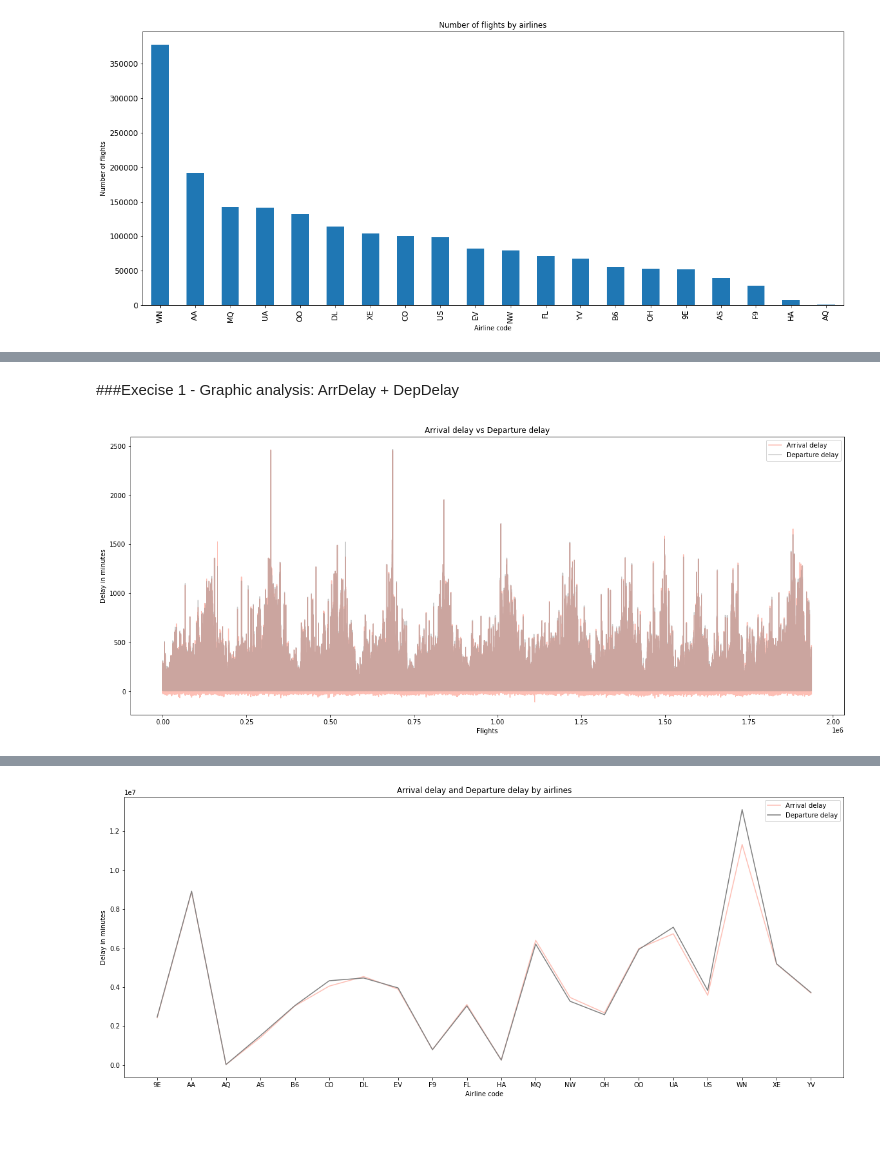
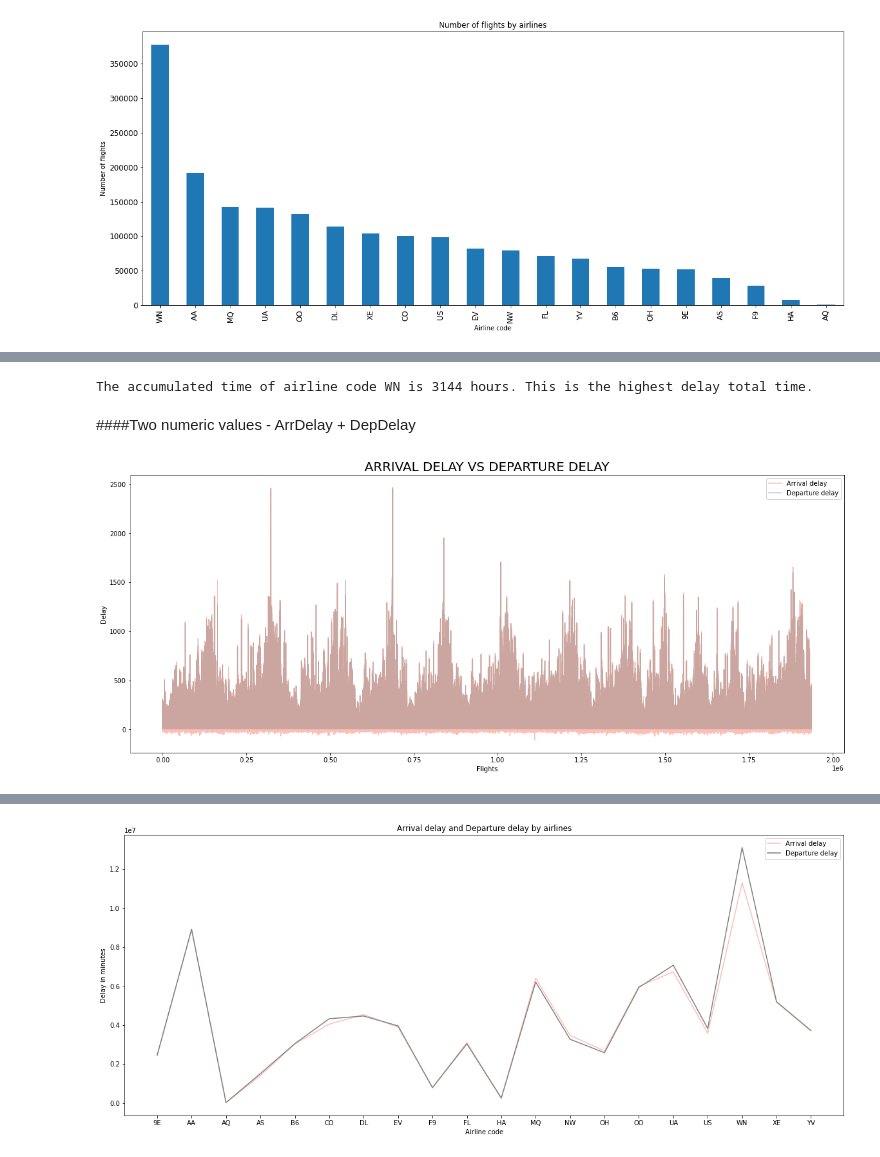
Before and after one commit to dominikapetru/visualitzacio_exploratoria, a Jupyter notebook: Sprint4_T01.ipynb, the cells around one changed output, grey strips where cells are left out. Drawn from its saved outputs; the diff is of its cells as text; code cells hidden in the pictures; blank space fills up the shorter version.

```diff
--- a/Sprint4_T01.ipynb
+++ b/Sprint4_T01.ipynb
@@ -80,21 +88,26 @@ plt.show(close=None, block=None)
+# %%
+maxValue = (ordered_df['ArrDelay'].max())/(60*60)#In original dataset the units of time are not specified, I assume that it would be in seconds.
+maxValue = round(maxValue)
+print('The accumulated time of airline code WN is',maxValue, 'hours. This is the highest delay total time.')
+# %% [output]
+The accumulated time of airline code WN is 3144 hours. This is the highest delay total time.
 # %% [markdown]
-###Execise 1 - Graphic analysis: ArrDelay + DepDelay
+####Two numeric values - ArrDelay + DepDelay
 # %%
 my_df = df[['ArrDelay','DepDelay']]
 new_df = my_df.dropna()
+plt.figure(figsize =(20, 8))
 
 y1 = new_df['ArrDelay']
 y2 = new_df['DepDelay']
-fig, ax = plt.subplots(figsize=(20, 8))
 
 plt.plot(y1,color='#fdbfb5')
 plt.plot(y2, color='#808080', alpha=0.4)
-plt.title("Arrival delay vs Departure delay")
+plt.title("ARRIVAL DELAY VS DEPARTURE DELAY",fontsize=20)
 plt.xlabel("Flights")
-plt.ylabel("Delay in minutes")
+plt.ylabel("Delay")
 plt.legend(['Arrival delay', 'Departure delay']);
 
-plt.savefig('fig4.png')
 plt.show(close=None, block=None)
 # %% [output]
-[figure, old version]
+[figure, new version]
```
Also changed, not shown: parts of 18 cells of this notebook, 4 other files.
